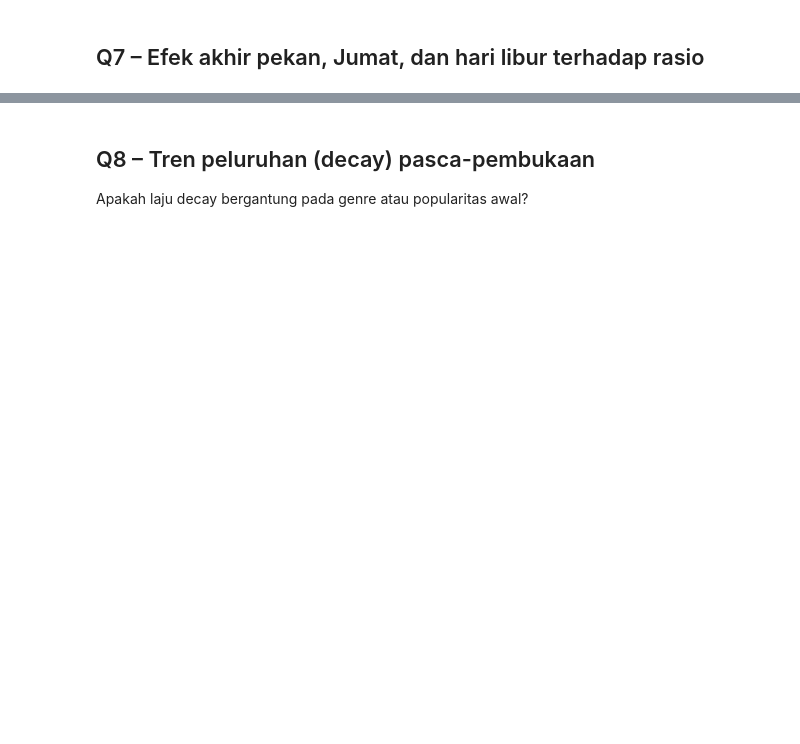
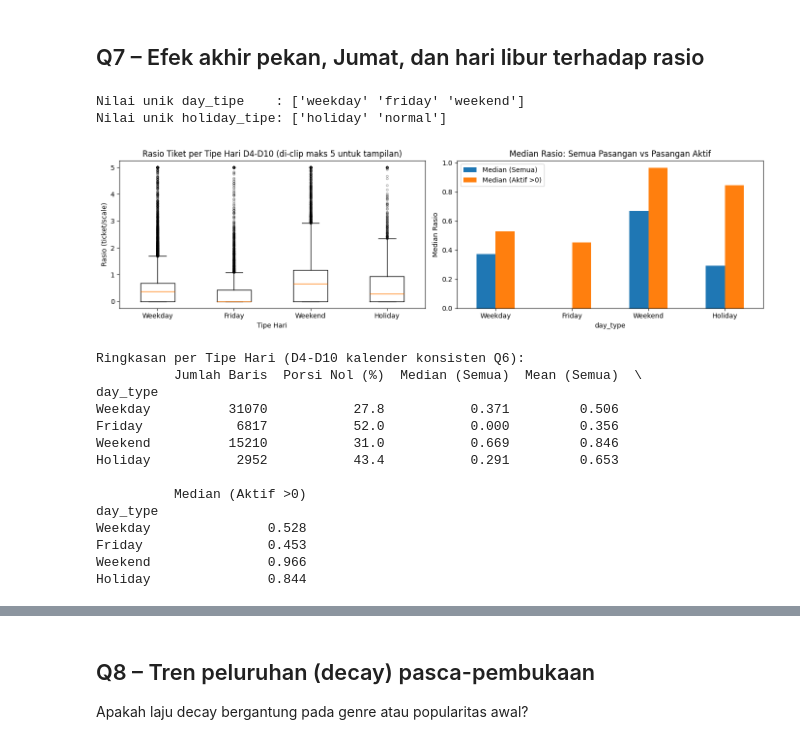
Before and after one commit to LeonArif/JOINTS, a Jupyter notebook: ivant/notebook-joint.ipynb, the cells around one changed output, grey strips where cells are left out. Saved outputs shown, nothing was run; the diff lists cells and outputs as text; code cells hidden in the pictures; blank space fills up the shorter version.

```diff
--- a/ivant/notebook-joint.ipynb
+++ b/ivant/notebook-joint.ipynb
@@ -304,46 +468,64 @@ print(d4_10['ratio'].describe().round(3))
 ## Q7 – Efek akhir pekan, Jumat, dan hari libur terhadap rasio
 # %%
 # Q7 – Weekend/Friday/holiday effect on ratio
+# Menggunakan d4_10 konsisten dari Q6 (D1 rilis lebar film, tanggal kalender D4-D10, fill 0 untuk non-aktif)
 hol = dfs['holidays'].copy()
 hol['date'] = pd.to_datetime(hol['date']).dt.normalize()
 for c in ['day_tipe', 'holiday_tipe']:
     hol[c] = hol[c].astype(str).str.strip().str.lower()
 print('Nilai unik day_tipe    :', hol['day_tipe'].unique())
 print('Nilai unik holiday_tipe:', hol['holiday_tipe'].unique())
 
-train_r = dfs['train'].copy()
-train_r['date_show'] = pd.to_datetime(train_r['date_show']).dt.normalize()
-train_r = train_r.sort_values(['movie_title', 'cinema_ids', 'date_show'])
+q7 = d4_10.copy()
+# Hitung tanggal kalender tepat untuk tiap baris D4-D10
+q7['date_show'] = q7['movie'].map(film_d1) + pd.to_timedelta(q7['day_idx'] - 1, unit='D')
 
-# Skala = rata-rata 3 baris pertama per pasangan (konsisten dengan Q6), batas bawah 1
-keys = ['movie_title', 'cinema_ids']
-train_r['day_idx'] = train_r.groupby(keys).cumcount() + 1
-scale = (train_r[train_r['day_idx'] <= 3]
-         .groupby(keys)['total_ticket'].mean().clip(lower=1).rename('scale'))
-train_r = train_r.join(scale, on=keys)
-train_r['ratio'] = train_r['total_ticket'] / train_r['scale']
+# Merge holidays.csv
+q7 = q7.merge(hol[['date', 'day_tipe', 'holiday_tipe']],
+              left_on='date_show', right_on='date', how='left')
+q7['day_type'] = q7['day_tipe'].str.capitalize()
+q7.loc[q7['holiday_tipe'] == 'holiday', 'day_type'] = 'Holiday'
 
-# Tipe hari dari holidays.csv (bukan dari "tanggal ada di holidays")
-train_r = train_r.merge(hol[['date', 'day_tipe', 'holiday_tipe']],
-                        left_on='date_show', right_on='date', how='left')
-train_r['day_type'] = train_r['day_tipe'].str.capitalize()
-train_r.loc[train_r['holiday_tipe'] == 'holiday', 'day_type'] = 'Holiday'
-
-# Hanya D4+ supaya D1-D3 (pembentuk skala) tidak ikut memengaruhi
-q7 = train_r[(train_r['day_idx'] >= 4) & train_r['day_type'].notna()]
-
-order = [d for d in ['Weekday', 'Friday', 'Weekend', 'Holiday'] if d in q7['day_type'].unique()]
+order = ['Weekday', 'Friday', 'Weekend', 'Holiday']
 data = [q7.loc[q7['day_type'] == d, 'ratio'].clip(upper=5).values for d in order]
 
-fig, ax = plt.subplots(figsize=(8, 4))
-ax.boxplot(data, tick_labels=order, flierprops=dict(marker='.', alpha=0.3))
-ax.set_title('Rasio Tiket per Tipe Hari (D4+, di-clip maks 5 untuk tampilan)')
-ax.set_xlabel('Tipe Hari')
-ax.set_ylabel('Rasio (ticket/scale)')
+fig, axes = plt.subplots(1, 2, figsize=(14, 4))
+axes[0].boxplot(data, tick_labels=order, flierprops=dict(marker='.', alpha=0.3))
+axes[0].set_title('Rasio Tiket per Tipe Hari D4-D10 (di-clip maks 5 untuk tampilan)')
+axes[0].set_xlabel('Tipe Hari')
+axes[0].set_ylabel('Rasio (ticket/scale)')
+
+summary_q7 = pd.DataFrame({
+    'Jumlah Baris': q7['day_type'].value_counts().reindex(order),
+    'Porsi Nol (%)': (q7.groupby('day_type')['ratio'].apply(lambda s: (s == 0).mean()) * 100).reindex(order).round(1),
+    'Median (Semua)': q7.groupby('day_type')['ratio'].median().reindex(order).round(3),
+    'Mean (Semua)': q7.groupby('day_type')['ratio'].mean().reindex(order).round(3),
+    'Median (Aktif >0)': q7[q7['ratio'] > 0].groupby('day_type')['ratio'].median().reindex(order).round(3),
+})
+
+summary_q7[['Median (Semua)', 'Median (Aktif >0)']].plot(kind='bar', ax=axes[1], rot=0)
+axes[1].set_title('Median Rasio: Semua Pasangan vs Pasangan Aktif')
+axes[1].set_ylabel('Median Rasio')
 plt.tight_layout()
 plt.show()
 
-print('Jumlah baris per tipe hari:')
-print(q7['day_type'].value_counts().reindex(order))
-print('\nMedian rasio per tipe hari (tanpa clip):')
-print(q7.groupby('day_type')['ratio'].median().reindex(order).round(3))
+print('Ringkasan per Tipe Hari (D4-D10 kalender konsisten Q6):')
+print(summary_q7)
+# %% [output]
+Nilai unik day_tipe    : ['weekday' 'friday' 'weekend']
+Nilai unik holiday_tipe: ['holiday' 'normal']
+[figure, added]
+Ringkasan per Tipe Hari (D4-D10 kalender konsisten Q6):
+          Jumlah Baris  Porsi Nol (%)  Median (Semua)  Mean (Semua)  \
+day_type
+Weekday          31070           27.8           0.371         0.506
+Friday            6817           52.0           0.000         0.356
+Weekend          15210           31.0           0.669         0.846
+Holiday           2952           43.4           0.291         0.653
+
+          Median (Aktif >0)
+day_type
+Weekday               0.528
+Friday                0.453
+Weekend               0.966
+Holiday               0.844
```
Also changed, not shown: parts of 20 cells of this notebook.
